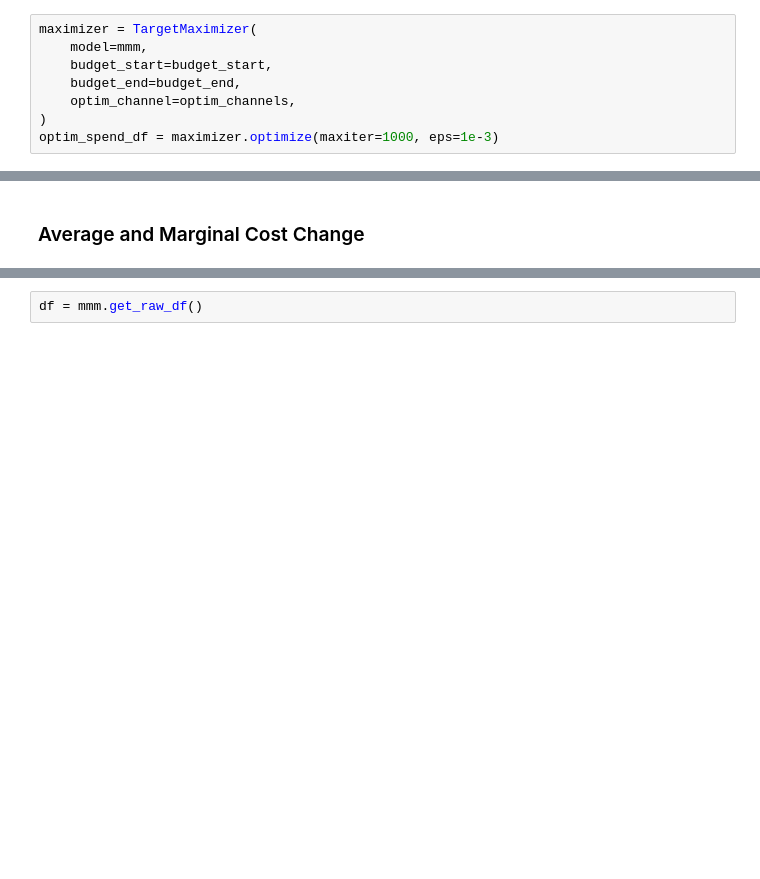
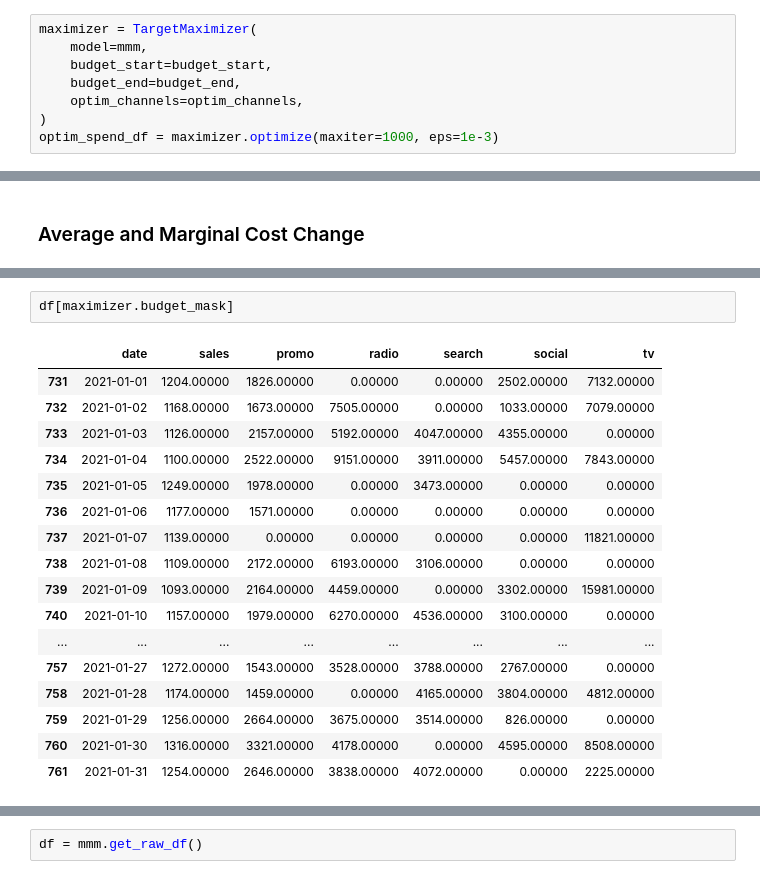
Before and after one commit to edwinnglabs/karpiu, a Jupyter notebook: docs/examples/target_max.ipynb, the cells around one changed output, grey strips where cells are left out. Saved outputs shown, nothing was run; the diff lists cells and outputs as text; blank space fills up the shorter version.

```diff
--- a/docs/examples/target_max.ipynb
+++ b/docs/examples/target_max.ipynb
@@ -47,7 +48,7 @@ maximizer = TargetMaximizer(
     model=mmm,
     budget_start=budget_start,
     budget_end=budget_end,
-    optim_channel=optim_channels,
+    optim_channels=optim_channels,
 )
 optim_spend_df = maximizer.optimize(maxiter=1000, eps=1e-3)
 # %% [output]
@@ -92,0 +196,20 @@ ax.legend(
+# %%
+df[maximizer.budget_mask]
+# %% [output]
+|  | date | sales | promo | radio | search | social | tv |
+| 731 | 2021-01-01 | 1204.00000 | 1826.00000 | 0.00000 | 0.00000 | 2502.00000 | 7132.00000 |
+| 732 | 2021-01-02 | 1168.00000 | 1673.00000 | 7505.00000 | 0.00000 | 1033.00000 | 7079.00000 |
+| 733 | 2021-01-03 | 1126.00000 | 2157.00000 | 5192.00000 | 4047.00000 | 4355.00000 | 0.00000 |
+| 734 | 2021-01-04 | 1100.00000 | 2522.00000 | 9151.00000 | 3911.00000 | 5457.00000 | 7843.00000 |
+| 735 | 2021-01-05 | 1249.00000 | 1978.00000 | 0.00000 | 3473.00000 | 0.00000 | 0.00000 |
+| 736 | 2021-01-06 | 1177.00000 | 1571.00000 | 0.00000 | 0.00000 | 0.00000 | 0.00000 |
+| 737 | 2021-01-07 | 1139.00000 | 0.00000 | 0.00000 | 0.00000 | 0.00000 | 11821.00000 |
+| 738 | 2021-01-08 | 1109.00000 | 2172.00000 | 6193.00000 | 3106.00000 | 0.00000 | 0.00000 |
+| 739 | 2021-01-09 | 1093.00000 | 2164.00000 | 4459.00000 | 0.00000 | 3302.00000 | 15981.00000 |
+| 740 | 2021-01-10 | 1157.00000 | 1979.00000 | 6270.00000 | 4536.00000 | 3100.00000 | 0.00000 |
+| ... | ... | ... | ... | ... | ... | ... | ... |
+| 757 | 2021-01-27 | 1272.00000 | 1543.00000 | 3528.00000 | 3788.00000 | 2767.00000 | 0.00000 |
+| 758 | 2021-01-28 | 1174.00000 | 1459.00000 | 0.00000 | 4165.00000 | 3804.00000 | 4812.00000 |
+| 759 | 2021-01-29 | 1256.00000 | 2664.00000 | 3675.00000 | 3514.00000 | 826.00000 | 0.00000 |
+| 760 | 2021-01-30 | 1316.00000 | 3321.00000 | 4178.00000 | 0.00000 | 4595.00000 | 8508.00000 |
+| 761 | 2021-01-31 | 1254.00000 | 2646.00000 | 3838.00000 | 4072.00000 | 0.00000 | 2225.00000 |
```
Also changed, not shown: parts of 41 cells of this notebook, 20 other files.
